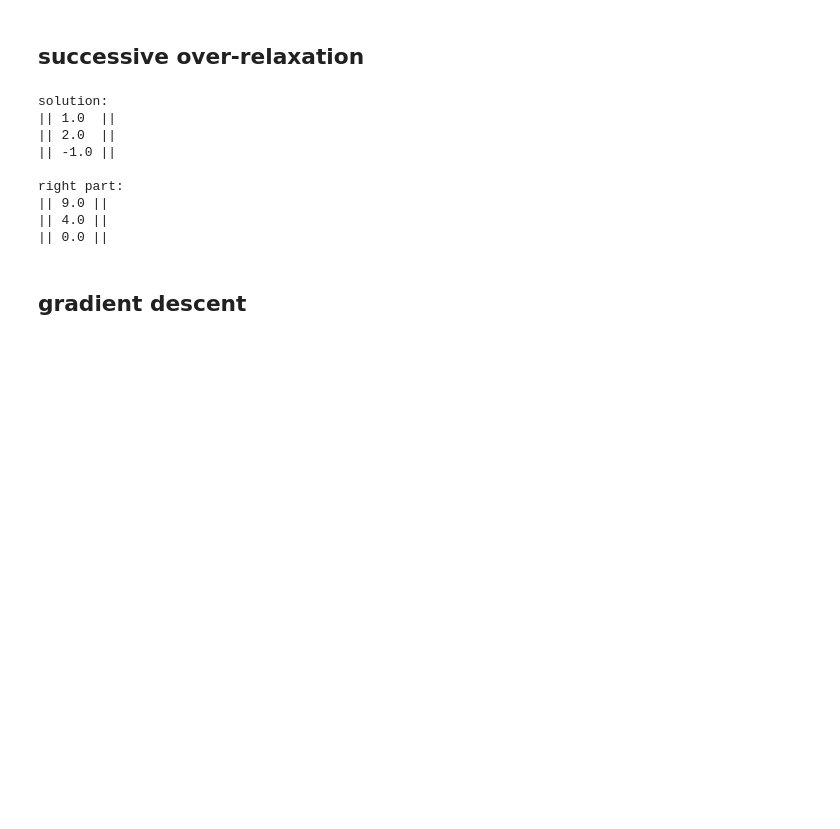
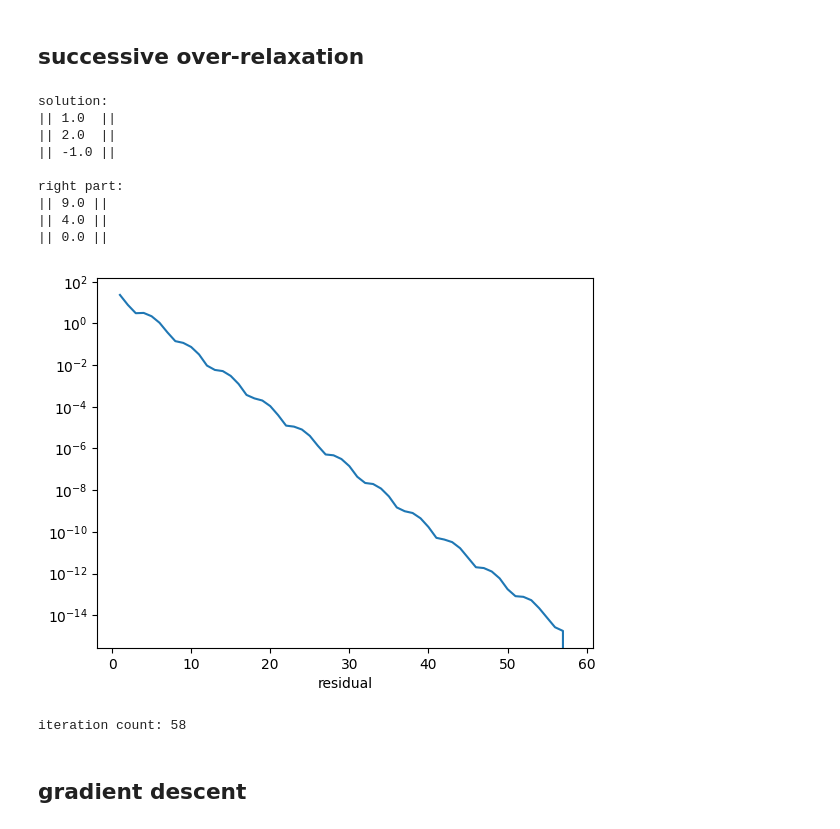
Before and after one commit to VoyakaGOD/computational-mathematics, a Jupyter notebook: linear-system.ipynb, the cells around one changed output. Cells and saved outputs as stored; diff of their text form; code cells hidden in the pictures; blank space fills up the shorter version.

```diff
--- a/linear-system.ipynb
+++ b/linear-system.ipynb
@@ -328,29 +361,34 @@ right part:
 # %%
 def find_solution_by_SOR(A : Matrix, f : Vector, x0 : Vector) -> Vector:
     f = A.T() * f
     A = A.T() * A
     n = A.n
     x = x0.copy()
     x_dual = Vector.zeros(n)
+    iteration = 0
     while norm(A * x - f) > eps:
         for i in range(n):
             x_dual[i] = (1 - w_SOR) * x[i] - w_SOR * (sum([A[i, j] * x_dual[j] for j in range(i) if i != j])
                           + sum([A[i, j] * x[j] for j in range(i+1, n) if i != j]) - f[i]) / A[i, i]
         x, x_dual = x_dual, x
+        iteration += 1
+        add_residual_point(iteration, norm(A * x - f))
     return x
 
 x = find_solution_by_SOR(A, f, Vector.zeros(A.n))
 show_result(x)
 # %% [output]
 solution:
 || 1.0  ||
 || 2.0  ||
 || -1.0 ||
 
 right part:
 || 9.0 ||
 || 4.0 ||
 || 0.0 ||
+[figure, added]
+iteration count: 58
 # %% [markdown]
 ## gradient descent
 # %%
```
Also changed, not shown: parts of 10 cells of this notebook.
